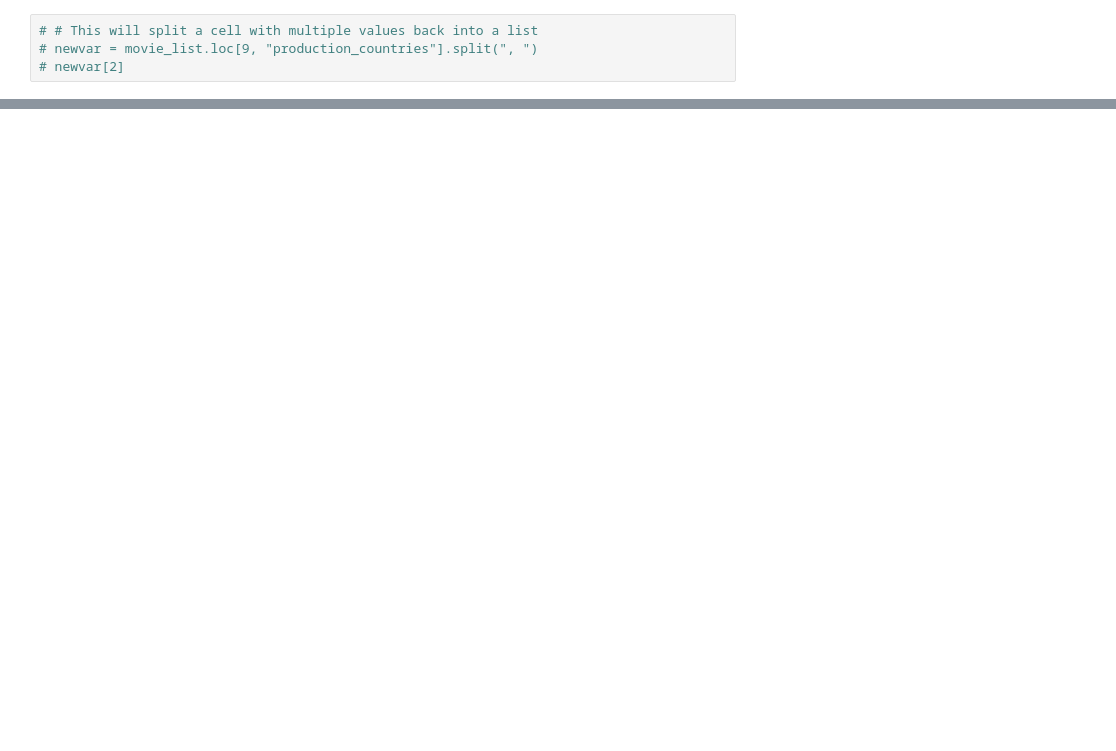
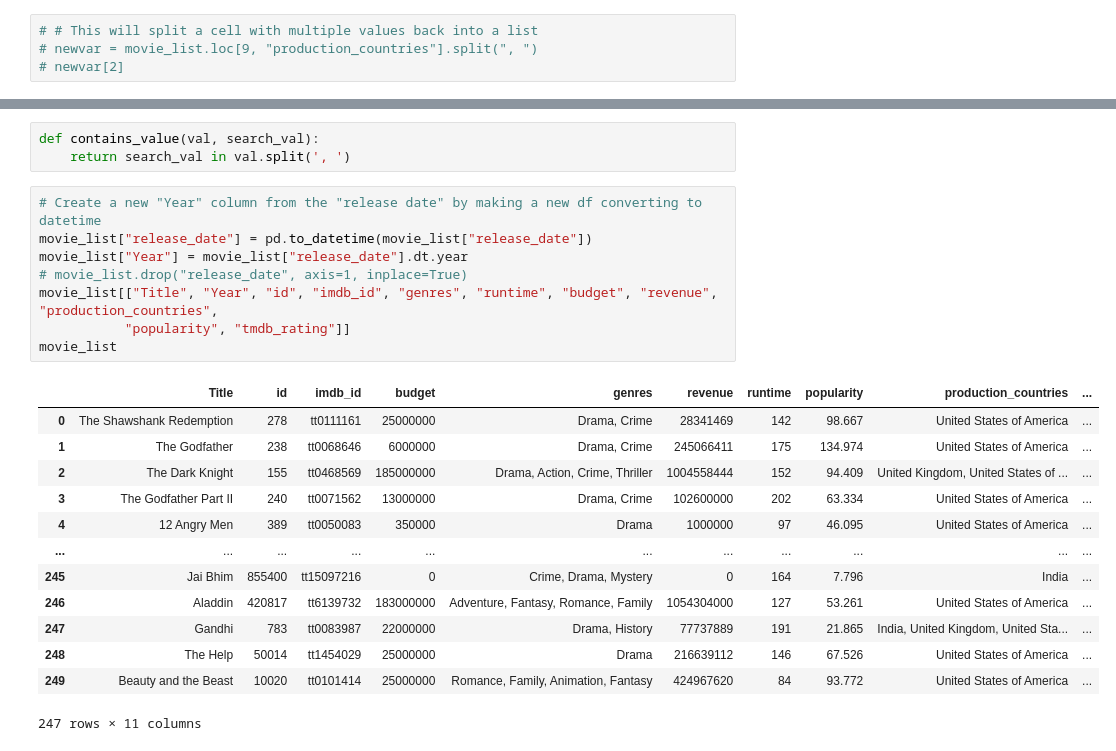
Before and after one commit to Mitajoshi/BC-Project-1, a Jupyter notebook: movie_analysis.ipynb, the cells around one changed output, grey strips where cells are left out. Drawn from its saved outputs; the diff is of its cells as text; blank space fills up the shorter version.

```diff
--- a/movie_analysis.ipynb
+++ b/movie_analysis.ipynb
@@ -159,0 +339,25 @@ movie_list.to_csv("movie_df.csv")
+# %%
+def contains_value(val, search_val):
+    return search_val in val.split(', ')
+# %%
+# Create a new "Year" column from the "release date" by making a new df converting to datetime
+movie_list["release_date"] = pd.to_datetime(movie_list["release_date"])
+movie_list["Year"] = movie_list["release_date"].dt.year
+# movie_list.drop("release_date", axis=1, inplace=True)
+movie_list[["Title", "Year", "id", "imdb_id", "genres", "runtime", "budget", "revenue", "production_countries",
+           "popularity", "tmdb_rating"]]
+movie_list
+# %% [output]
+|  | Title | id | imdb_id | budget | genres | revenue | runtime | popularity | production_countries | ... |
+| 0 | The Shawshank Redemption | 278 | tt0111161 | 25000000 | Drama, Crime | 28341469 | 142 | 98.667 | United States of America | ... |
+| 1 | The Godfather | 238 | tt0068646 | 6000000 | Drama, Crime | 245066411 | 175 | 134.974 | United States of America | ... |
+| 2 | The Dark Knight | 155 | tt0468569 | 185000000 | Drama, Action, Crime, Thriller | 1004558444 | 152 | 94.409 | United Kingdom, United States of ... | ... |
+| 3 | The Godfather Part II | 240 | tt0071562 | 13000000 | Drama, Crime | 102600000 | 202 | 63.334 | United States of America | ... |
+| 4 | 12 Angry Men | 389 | tt0050083 | 350000 | Drama | 1000000 | 97 | 46.095 | United States of America | ... |
+| ... | ... | ... | ... | ... | ... | ... | ... | ... | ... | ... |
+| 245 | Jai Bhim | 855400 | tt15097216 | 0 | Crime, Drama, Mystery | 0 | 164 | 7.796 | India | ... |
+| 246 | Aladdin | 420817 | tt6139732 | 183000000 | Adventure, Fantasy, Romance, Family | 1054304000 | 127 | 53.261 | United States of America | ... |
+| 247 | Gandhi | 783 | tt0083987 | 22000000 | Drama, History | 77737889 | 191 | 21.865 | India, United Kingdom, United Sta... | ... |
+| 248 | The Help | 50014 | tt1454029 | 25000000 | Drama | 216639112 | 146 | 67.526 | United States of America | ... |
+| 249 | Beauty and the Beast | 10020 | tt0101414 | 25000000 | Romance, Family, Animation, Fantasy | 424967620 | 84 | 93.772 | United States of America | ... |
+247 rows × 11 columns
```
Also changed, not shown: parts of 22 cells of this notebook.
